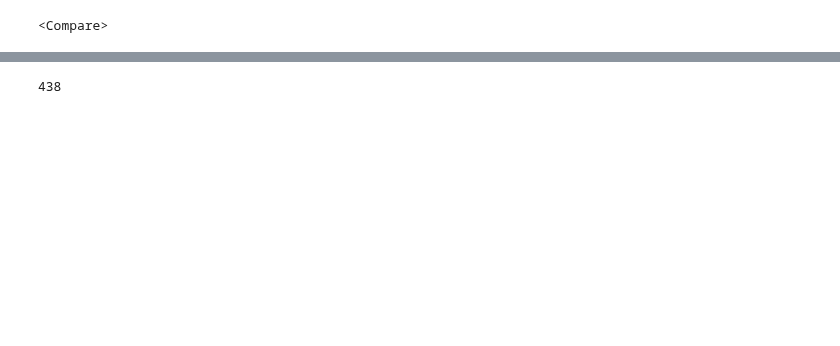
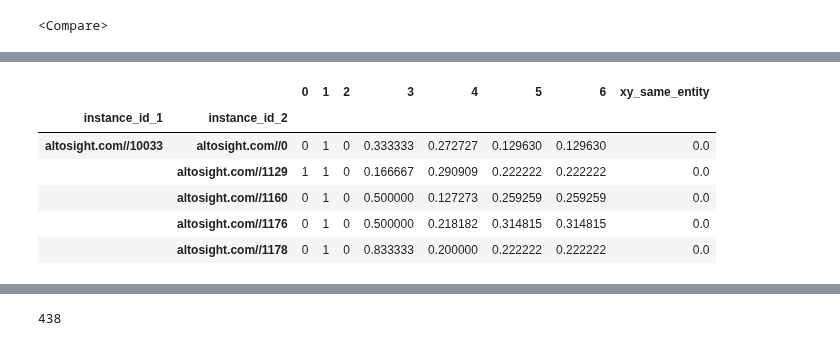
Before and after one commit to Samir55/sigmod2021_teamAAA, a Jupyter notebook: notebooks/reocrdlinkage.ipynb, the cells around one changed output, grey strips where cells are left out. Saved outputs shown, nothing was run; the diff lists cells and outputs as text; code cells hidden in the pictures; blank space fills up the shorter version.

```diff
--- a/notebooks/reocrdlinkage.ipynb
+++ b/notebooks/reocrdlinkage.ipynb
@@ -488,0 +306,6 @@ features.describe()
+# %%
+fields = [
+        {'field': 'name', 'type': 'Text', 'has missing': False},
+        {'field': 'brand', 'type': 'Exact', 'has missing': False},
+        {'field': 'size', 'type': 'Exact', 'has missing': False},
+        {'field': 'product_type', 'type': 'Exact', 'has missing': False}]
@@ -488,0 +354,7 @@ features.describe()
+# %%
+# Cluster (prediction stage)
+# Please see why the accuracy dropped which cleaning has changed
+clustered_dupes = deduper.partition(to_dedupe_dict, 0.37)
+print('# duplicate sets', len(clustered_dupes))
+
+# We need to find dedupe features
@@ -488,0 +383,17 @@ features.describe()
+# %%
+features['xy_same_entity'] = pd.Series(np.zeros(len(features)))
+features.xy_same_entity = 0.0
+# %%
+# Save the result
+for el in clustered_dupes:
+    for i in range(len(el[0])):
+        for j in range(i + 1, len(el[0])):
+            k = (el[0][i], el[0][j])
+            r_k = (el[0][j], el[0][i])
+            p = el[1][i] * el[1][j]
+
+            if k in features.index:
+                features.loc[k, 'xy_same_entity'] = p
+
+            if r_k in features.index:
+                features.loc[r_k, 'xy_same_entity'] = p
@@ -488,0 +486,10 @@ features.describe()
+# %%
+features.head()
+# %% [output]
+|  |  | 0 | 1 | 2 | 3 | 4 | 5 | 6 | xy_same_entity |
+| instance_id_1 | instance_id_2 |  |  |  |  |  |  |  |  |
+| altosight.com//10033 | altosight.com//0 | 0 | 1 | 0 | 0.333333 | 0.272727 | 0.129630 | 0.129630 | 0.0 |
+|  | altosight.com//1129 | 1 | 1 | 0 | 0.166667 | 0.290909 | 0.222222 | 0.222222 | 0.0 |
+|  | altosight.com//1160 | 0 | 1 | 0 | 0.500000 | 0.127273 | 0.259259 | 0.259259 | 0.0 |
+|  | altosight.com//1176 | 0 | 1 | 0 | 0.500000 | 0.218182 | 0.314815 | 0.314815 | 0.0 |
+|  | altosight.com//1178 | 0 | 1 | 0 | 0.833333 | 0.200000 | 0.222222 | 0.222222 | 0.0 |
```
Also changed, not shown: parts of 38 cells of this notebook, 8 other files.
